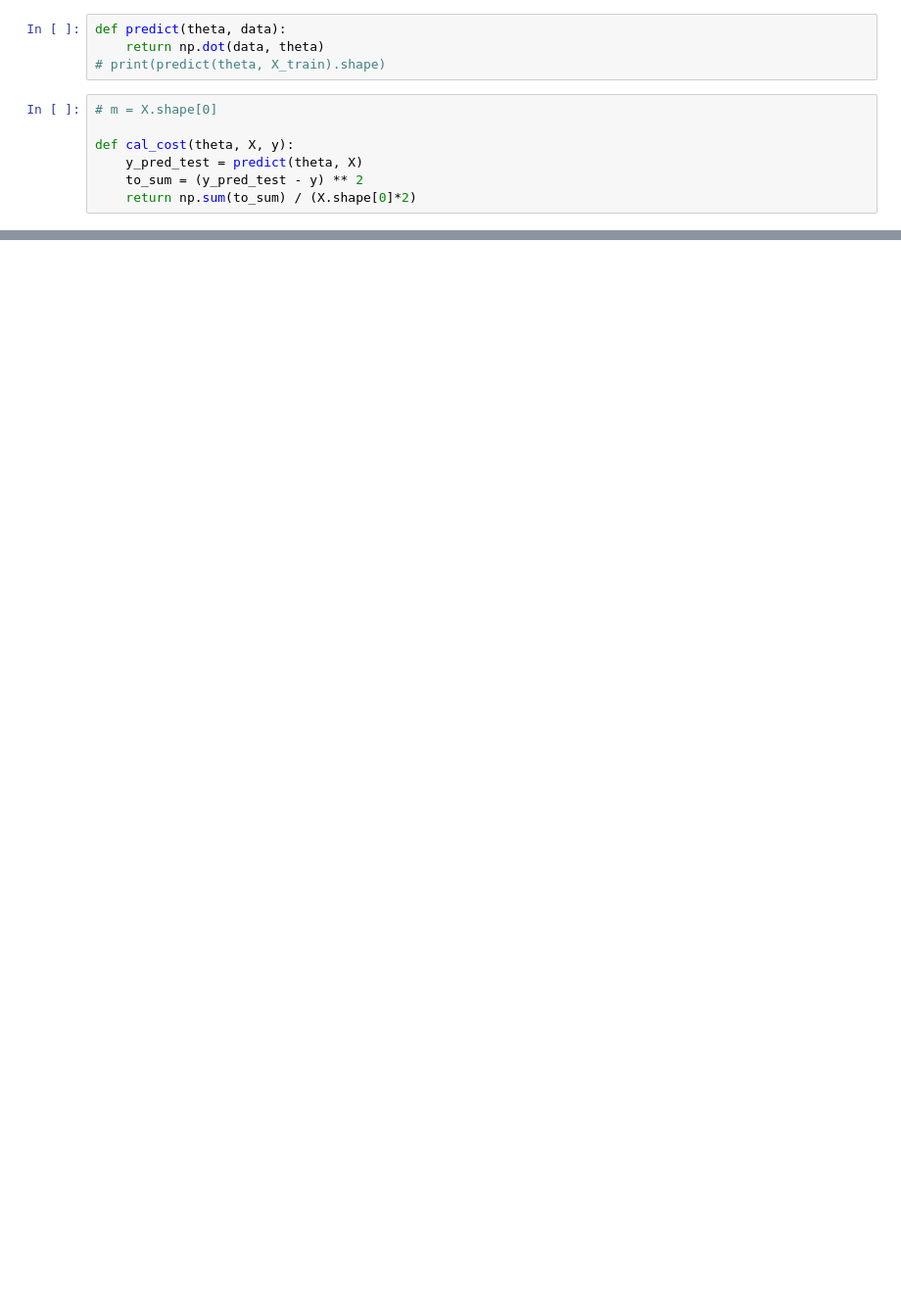
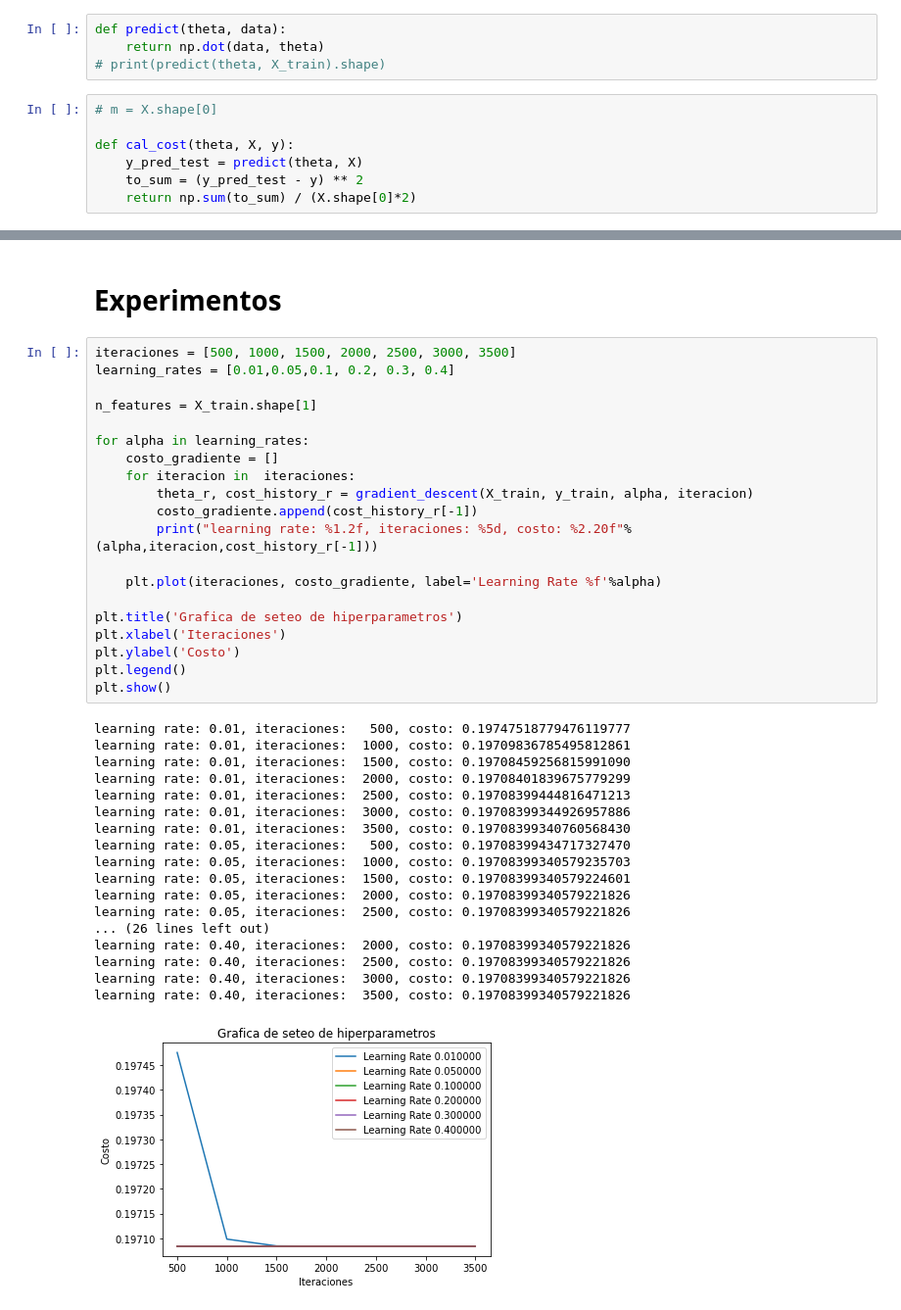
Before and after one commit to JazmineAlfaro/Topicos-en-Inteligencia-Artificial, a Jupyter notebook: Petrol Consumption/Petrol Consumption.ipynb, the cells around one changed output, grey strips where cells are left out. Shown at 98% size. Saved outputs shown, nothing was run; the diff lists cells and outputs as text; blank space fills up the shorter version.

```diff
--- a/Petrol Consumption/Petrol Consumption.ipynb
+++ b/Petrol Consumption/Petrol Consumption.ipynb
@@ -149,0 +151,41 @@ plt.show()
+# %% [markdown]
+<h1>Experimentos</h1>
+# %%
+iteraciones = [500, 1000, 1500, 2000, 2500, 3000, 3500]
+learning_rates = [0.01,0.05,0.1, 0.2, 0.3, 0.4]
+
+n_features = X_train.shape[1]
+
+for alpha in learning_rates:
+    costo_gradiente = []
+    for iteracion in  iteraciones:
+        theta_r, cost_history_r = gradient_descent(X_train, y_train, alpha, iteracion)
+        costo_gradiente.append(cost_history_r[-1])
+        print("learning rate: %1.2f, iteraciones: %5d, costo: %2.20f"%(alpha,iteracion,cost_history_r[-1]))
+
+    plt.plot(iteraciones, costo_gradiente, label='Learning Rate %f'%alpha)
+
+plt.title('Grafica de seteo de hiperparametros')
+plt.xlabel('Iteraciones')
+plt.ylabel('Costo')
+plt.legend()
+plt.show()
+# %% [output]
+learning rate: 0.01, iteraciones:   500, costo: 0.19747518779476119777
+learning rate: 0.01, iteraciones:  1000, costo: 0.19709836785495812861
+learning rate: 0.01, iteraciones:  1500, costo: 0.19708459256815991090
+learning rate: 0.01, iteraciones:  2000, costo: 0.19708401839675779299
+learning rate: 0.01, iteraciones:  2500, costo: 0.19708399444816471213
+learning rate: 0.01, iteraciones:  3000, costo: 0.19708399344926957886
+learning rate: 0.01, iteraciones:  3500, costo: 0.19708399340760568430
+learning rate: 0.05, iteraciones:   500, costo: 0.19708399434717327470
+learning rate: 0.05, iteraciones:  1000, costo: 0.19708399340579235703
+learning rate: 0.05, iteraciones:  1500, costo: 0.19708399340579224601
+learning rate: 0.05, iteraciones:  2000, costo: 0.19708399340579221826
+learning rate: 0.05, iteraciones:  2500, costo: 0.19708399340579221826
+... (26 lines left out)
+learning rate: 0.40, iteraciones:  2000, costo: 0.19708399340579221826
+learning rate: 0.40, iteraciones:  2500, costo: 0.19708399340579221826
+learning rate: 0.40, iteraciones:  3000, costo: 0.19708399340579221826
+learning rate: 0.40, iteraciones:  3500, costo: 0.19708399340579221826
+[figure, added]
```
Also changed, not shown: parts of 8 cells of this notebook, 4 other files.
